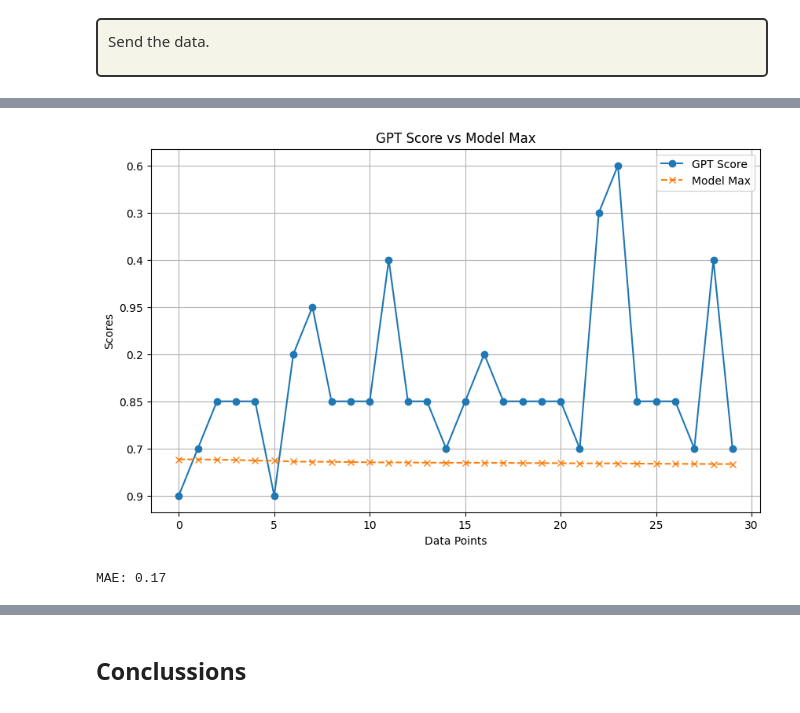
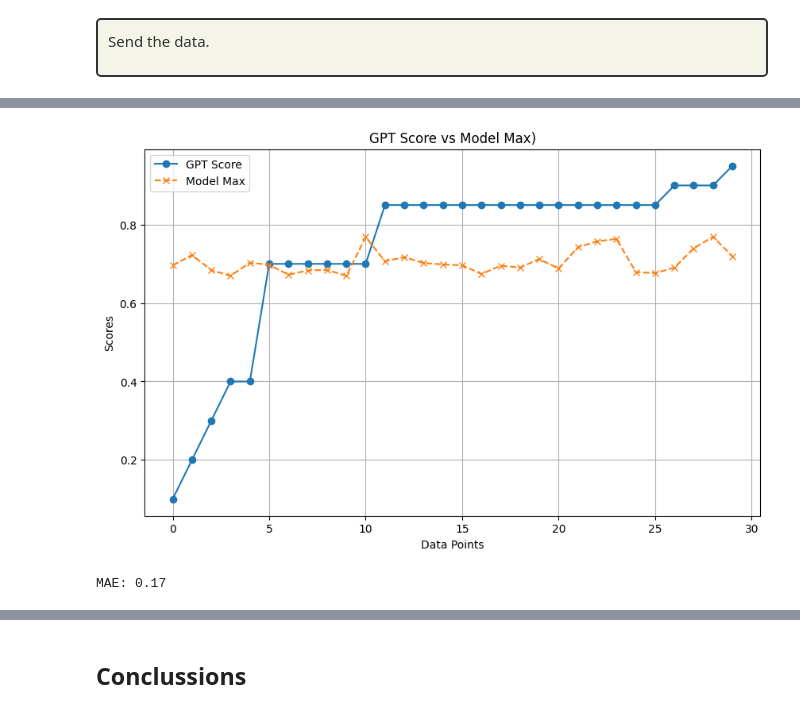
Before and after one commit to cyber-data-alchemist/IRPO_Public, a Jupyter notebook: Avance4.Equipo9.ipynb, the cells around one changed output, grey strips where cells are left out. Drawn from its saved outputs; the diff is of its cells as text; code cells hidden in the pictures.

Commit message:
corrected chart

```diff
--- a/Avance4.Equipo9.ipynb
+++ b/Avance4.Equipo9.ipynb
@@ -1209,0 +1193,5 @@ eval_df
+# %%
+eval_df['gpt_score'] = eval_df['gpt_score'].astype(float)
+sorted_eval_df = eval_df.sort_values(by='gpt_score').reset_index(drop=True)
+sorted_eval_df
+sorted_eval_df
@@ -1210,19 +1216,19 @@ eval_df
 # %%
 # Calculate Mean Absolute Error
-mae = mean_absolute_error(eval_df['gpt_score'], eval_df['model_max'])
+mae = mean_absolute_error(sorted_eval_df['gpt_score'], sorted_eval_df['model_max'])
 
 # Visualization
 plt.figure(figsize=(10, 6))
-plt.plot(eval_df['gpt_score'], label='GPT Score', marker='o')
-plt.plot(eval_df['model_max'], label='Model Max', linestyle='--', marker='x')
-plt.title('GPT Score vs Model Max')
+plt.plot(sorted_eval_df['gpt_score'], label='GPT Score', marker='o')
+plt.plot(sorted_eval_df['model_max'], label='Model Max', linestyle='--', marker='x')
+plt.title('GPT Score vs Model Max)')
 plt.xlabel('Data Points')
 plt.ylabel('Scores')
 plt.legend()
 plt.grid(True)
 plt.show()
 
 print(f"MAE: {mae:.2f}")
 # %% [output]
-[figure, old version]
+[figure, new version]
 MAE: 0.17
```
Also changed, not shown: parts of 17 cells of this notebook.
